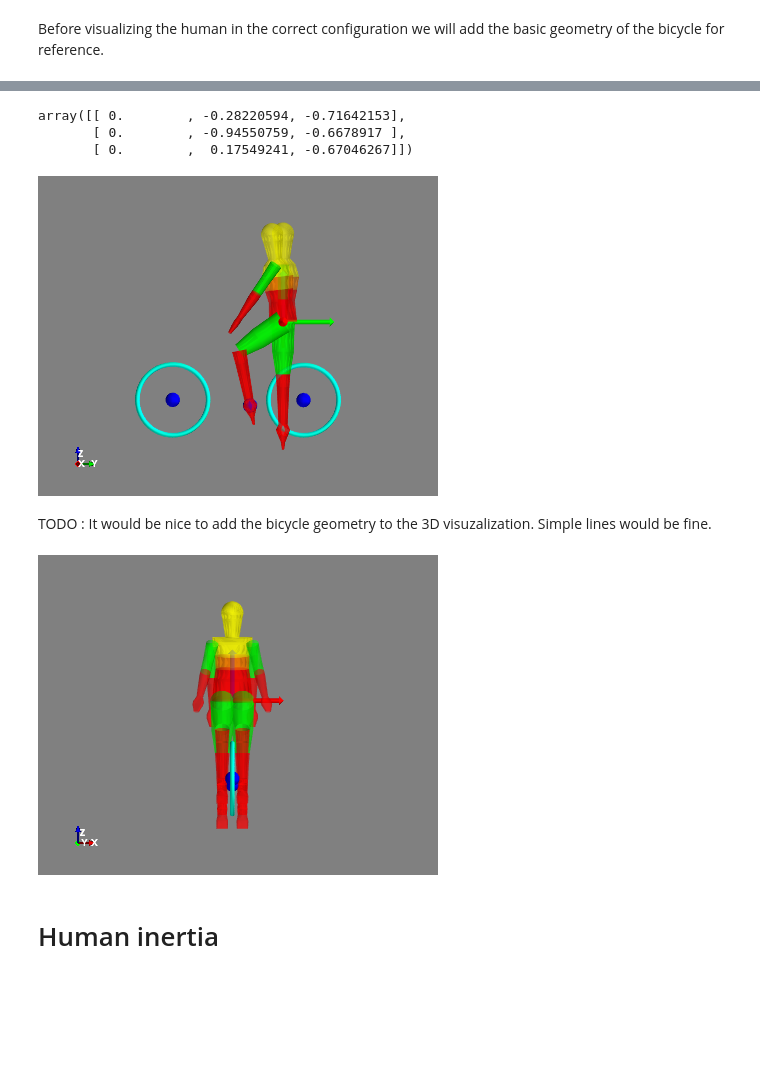
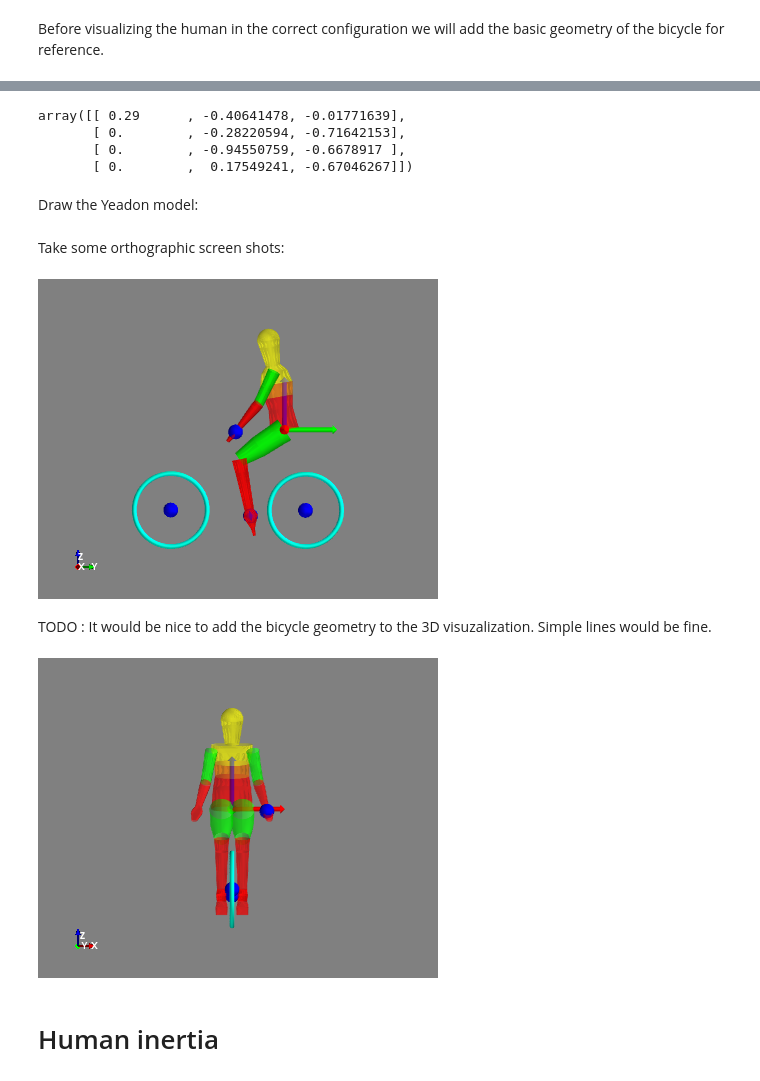
Before and after one commit to chrisdembia/python-yeadon-paper, a Jupyter notebook: src/bicycle_example.ipynb, the cells around one changed output, grey strips where cells are left out. Cells and saved outputs as stored; diff of their text form; code cells hidden in the pictures; blank space fills up the shorter version.

```diff
--- a/src/bicycle_example.ipynb
+++ b/src/bicycle_example.ipynb
@@ -532,33 +532,38 @@ rear_torus = add_torus(n_rR - 0.02, 0.02, numerical_vec_to_rc, np.array([0.0, 90
 # %%
-points = np.vstack((#numerical_vec_to_left_grip,
+points = np.vstack((numerical_vec_to_left_grip,
                     numerical_vec_to_bottom_bracket,
                     numerical_vec_to_fc,
                     numerical_vec_to_rc))
 points
 # %% [output]
-array([[ 0.        , -0.28220594, -0.71642153],
+array([[ 0.29      , -0.40641478, -0.01771639],
+       [ 0.        , -0.28220594, -0.71642153],
        [ 0.        , -0.94550759, -0.6678917 ],
        [ 0.        ,  0.17549241, -0.67046267]])
 # %%
 null = mlab.points3d(points[:, 0], points[:, 1], points[:, 2],
                      0.125 * np.ones_like(points[:, 0]), scale_factor=1.0)
+# %% [markdown]
+Draw the Yeadon model:
 # %%
 human.draw(mlabobj=mlab)
+# %% [markdown]
+Take some orthographic screen shots:
 # %%
 mlab.view(azimuth=0.0, elevation=90.0)
 mlab.get_engine().scenes[0].scene.camera.parallel_projection = True
 mlab.orientation_axes()
 mlab.savefig('side-view.png')
-Image('side-view.png', width='800px')
+Image('side-view.png') #, width='800px')
 # %% [output]
-[figure, old version]
+[figure, new version]
 # %% [markdown]
 TODO : It would be nice to add the bicycle geometry to the 3D visuzalization. Simple lines would be fine.
 # %%
 mlab.view(azimuth=-90.0)
 mlab.savefig('front-view.png')
-Image('front-view.png', width='800px')
+Image('front-view.png') #, width='800px')
 # %% [output]
-[figure, old version]
+[figure, new version]
 # %% [markdown]
 # Human inertia
```
Also changed, not shown: parts of 68 cells of this notebook.
